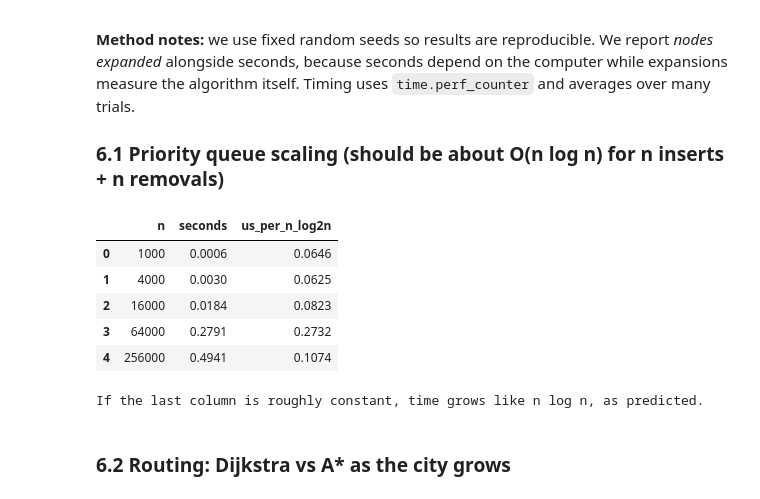
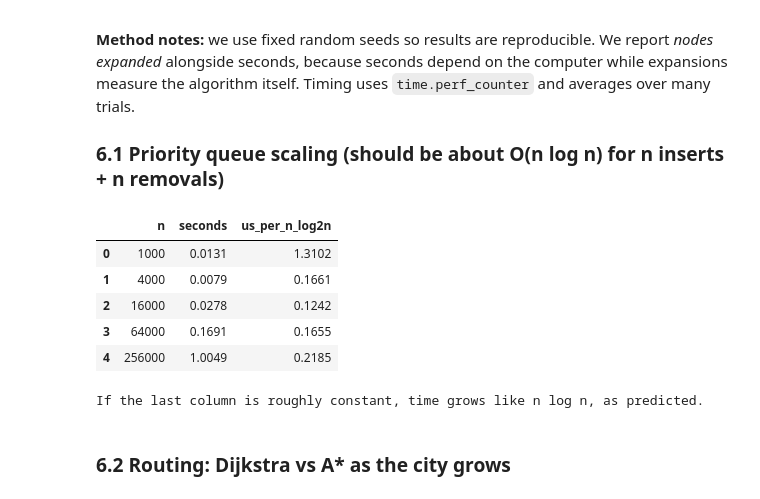
Before and after one commit to dranigodfrey/ambulance_emergency_dispatch, a Jupyter notebook: emergency_dispatch.ipynb, the cells around one changed output. Cells and saved outputs as stored; diff of their text form; code cells hidden in the pictures.

```diff
--- a/emergency_dispatch.ipynb
+++ b/emergency_dispatch.ipynb
@@ -72,11 +79,8 @@ class Graph:
             self.adj[u][v] = minutes
             self.adj[v][u] = minutes
 
-    def n_nodes(self):
-        return len(self.coords)
-
-    def n_edges(self):
-        return sum(len(nb) for nb in self.adj.values()) // 2
+    def n_nodes(self): return len(self.coords)
+    def n_edges(self): return sum(len(nb) for nb in self.adj.values()) // 2
 
     def euclid_km(self, u, v):
         (x1, y1), (x2, y2) = self.coords[u], self.coords[v]
@@ -320,7 +316,6 @@ class Emergency:
 def priority_now(req, now, aging=AGING):
     return SEVERITY_POINTS[req.severity] + aging * (now - req.arrival)
 
-
 class DispatchQueue:
     """Max-priority queue (Python's heapq is a min-heap, so we store the negated key).
     policy: 'priority' = severity + aging (proposed) | 'severity' = severity only | 'fifo' = first come first served."""
@@ -334,12 +329,9 @@ class DispatchQueue:
 
     def push(self, r):                                  # O(log n)
         heapq.heappush(self._h, (-self.key(r), self._n, r)); self._n += 1
-
     def pop(self):                                      # O(log n)
         return heapq.heappop(self._h)[2]
-
-    def __len__(self):
-        return len(self._h)
+    def __len__(self): return len(self._h)
 
 # --- Test 1: the heap order equals brute-force "highest priority_now" at any time ---
 rng = random.Random(1)
@@ -347,9 +339,7 @@ for trial in range(200):
     reqs = [Emergency(f"T{i}", rng.uniform(0, 100), 0, rng.randint(1, 5)) for i in range(15)]
     now = 120.0
     q = DispatchQueue("priority")
-    for r in reqs:
-        q.push(r)
-
+    for r in reqs: q.push(r)
     assert q.pop() == max(reqs, key=lambda r: priority_now(r, now))
 print("Test passed: static key gives the same winner as recomputing priorities (200 random trials).")
 
@@ -432,18 +422,13 @@ def astar(g, src, dst, h=None):
 Graph: A-B = 1, B-C = 2, A-C = 5, C-D = 1, B-D = 6. By hand, the best A to D route is A, B, C, D = 1 + 2 + 1 = **4**. The direct-looking A, C, D costs 6 and A, B, D costs 7. If your code disagrees with your hand calculation, the code is wrong, not the paper.
 # %%
 tiny = Graph()
-
-for n, xy in {"A": (0, 0), "B": (1, 0), "C": (2, 0), "D": (3, 0)}.items():
-    tiny.add_node(n, *xy)
-
-for u, v, w in [("A","B",1), ("B","C",2), ("A","C",5), ("C","D",1), ("B","D",6)]:
-    tiny.add_edge(u, v, w)
+for n, xy in {"A": (0, 0), "B": (1, 0), "C": (2, 0), "D": (3, 0)}.items(): tiny.add_node(n, *xy)
+for u, v, w in [("A","B",1), ("B","C",2), ("A","C",5), ("C","D",1), ("B","D",6)]: tiny.add_edge(u, v, w)
 
 r1, r2 = dijkstra(tiny, "A", "D"), astar(tiny, "A", "D", h=lambda u: 0)
 assert r1.cost == 4 and r1.path == ["A", "B", "C", "D"]
 assert r2.cost == 4 and r2.path == ["A", "B", "C", "D"]
 assert dijkstra(tiny, "A", "A").cost == 0
-
 tiny.add_node("Z", 9, 9)                              # unreachable island
 assert dijkstra(tiny, "A", "Z").cost == INF
 print("Hand-verified tests passed:", r1.path, "cost", r1.cost)
@@ -635,27 +607,22 @@ We evaluate three things the brief asks for: **execution time**, **computational
 # %%
 sizes, times = [1_000, 4_000, 16_000, 64_000, 256_000], []
 for n in sizes:
     rs = [Emergency(str(i), random.random() * 100, 0, random.randint(1, 5)) for i in range(n)]
     t0 = time.perf_counter(); q = DispatchQueue("priority")
-
-    for r in rs:
-        q.push(r)
-    while len(q):
-        q.pop()
+    for r in rs: q.push(r)
+    while len(q): q.pop()
     times.append(time.perf_counter() - t0)
-
 df_q = pd.DataFrame(dict(n=sizes, seconds=times))
 df_q["us_per_n_log2n"] = df_q.seconds * 1e6 / (df_q.n * df_q.n.apply(math.log2))
-
 display(df_q.round(4))
 print("If the last column is roughly constant, time grows like n log n, as predicted.")
 # %% [output]
 |  | n | seconds | us_per_n_log2n |
-| 0 | 1000 | 0.0006 | 0.0646 |
-| 1 | 4000 | 0.0030 | 0.0625 |
-| 2 | 16000 | 0.0184 | 0.0823 |
-| 3 | 64000 | 0.2791 | 0.2732 |
-| 4 | 256000 | 0.4941 | 0.1074 |
+| 0 | 1000 | 0.0131 | 1.3102 |
+| 1 | 4000 | 0.0079 | 0.1661 |
+| 2 | 16000 | 0.0278 | 0.1242 |
+| 3 | 64000 | 0.1691 | 0.1655 |
+| 4 | 256000 | 1.0049 | 0.2185 |
 If the last column is roughly constant, time grows like n log n, as predicted.
 # %% [markdown]
 ### 6.2 Routing: Dijkstra vs A\* as the city grows
```
Also changed, not shown: parts of 11 cells of this notebook, 1 other file.
